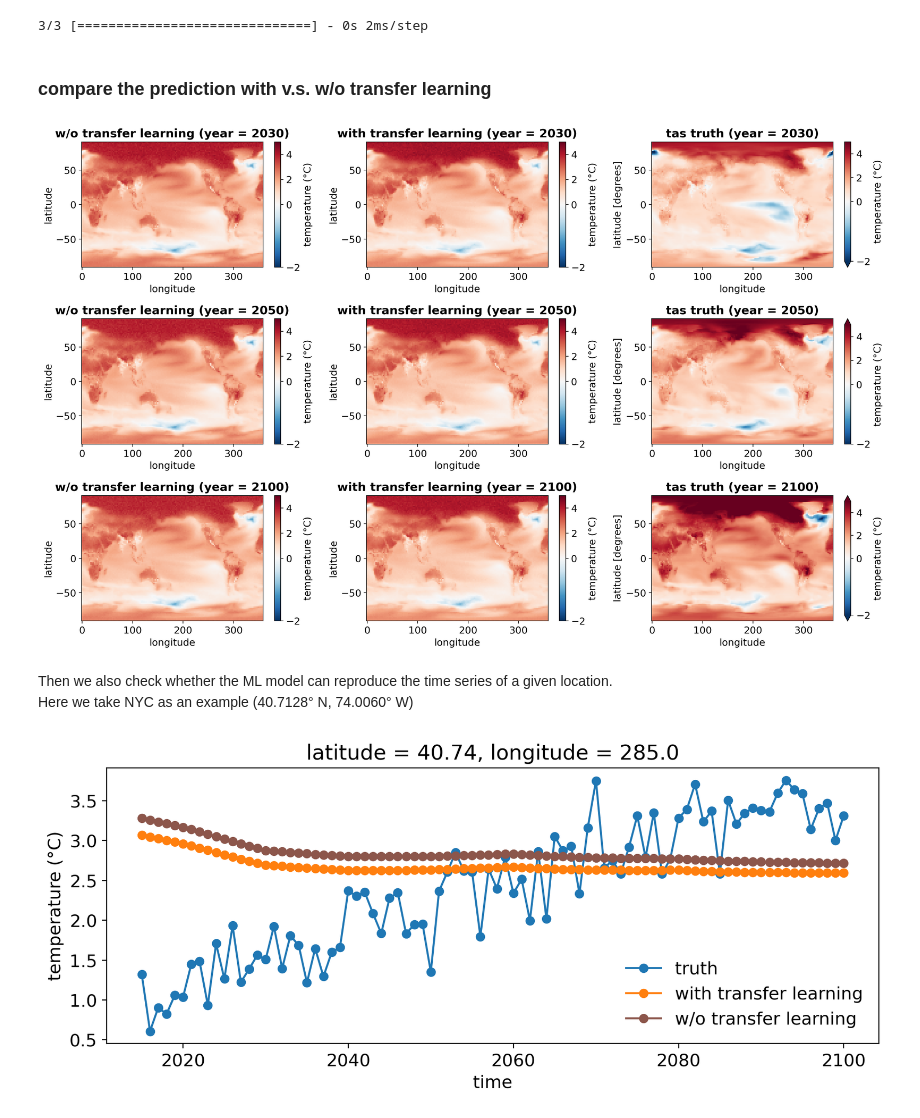
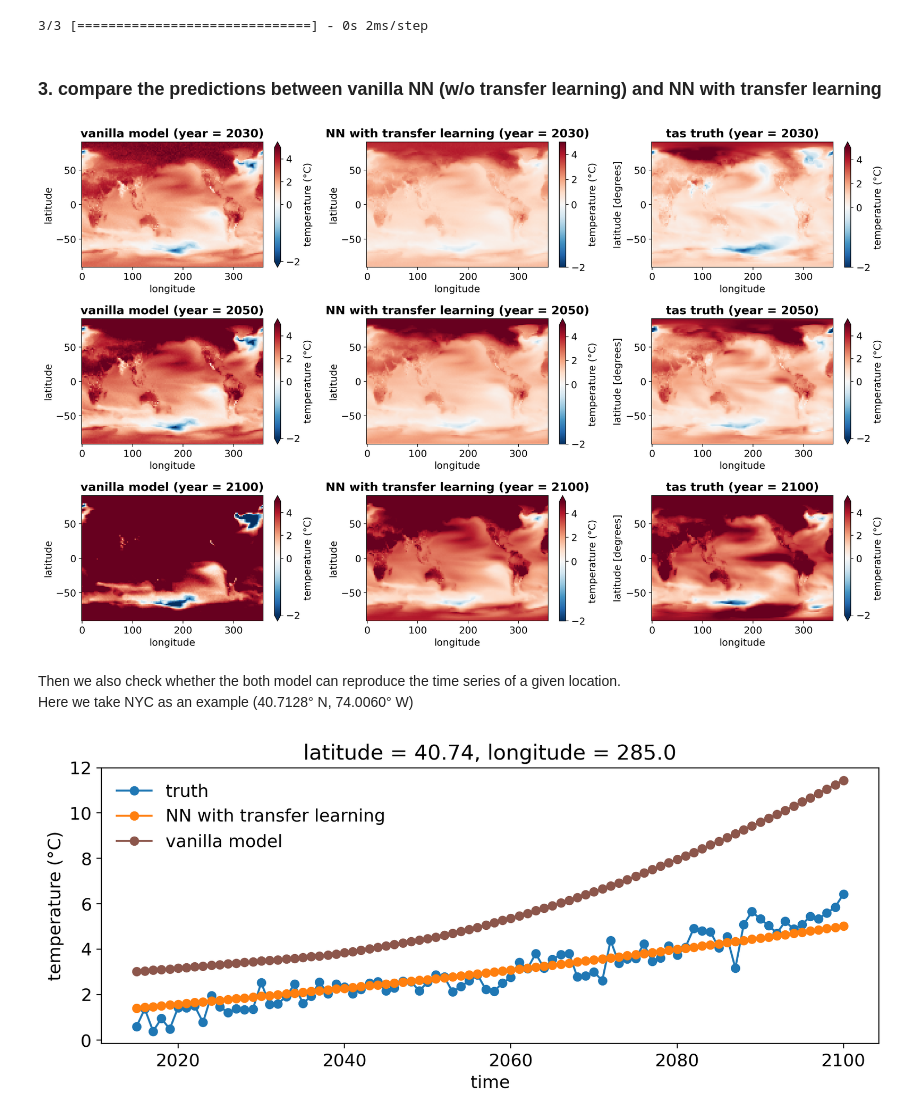
Before and after one commit to leap-stc/EAEE4000_ML_for_Env_Eng_Sci, a Jupyter notebook: ClimateBench_tutorials/transfer_learning_example.ipynb, the cells around one changed output. Cells and saved outputs as stored; diff of their text form; code cells hidden in the pictures.

```diff
--- a/ClimateBench_tutorials/transfer_learning_example.ipynb
+++ b/ClimateBench_tutorials/transfer_learning_example.ipynb
@@ -39,4 +42,4 @@ To enable the following instructions: SSE4.1 SSE4.2 AVX AVX2 AVX512F AVX512_VNNI
 # %%
 cwd = os.getcwd()
 train_path = "gs://leap-persistent/jbusecke/data/climatebench/train_val/"
-test_path = "gs://leap-persistent/jbusecke/data/climatebench/test/"
+test_path = "gs://leap-persistent/jbusecke/data/climatebench/train_val/"
@@ -268,0 +239,34 @@ else:
+# %%
+# Training set
+train_files    = ["historical", "ssp585", "hist-aer", "hist-GHG"]
+X_train_xr, _  = prepare_predictor(train_files,train_path)
+y_train_xr, _  = prepare_predictand(train_files,train_path)
+
+# Test set
+X_test_xr, _ = prepare_predictor('ssp370', data_path=train_path,time_reindex=False)
+y_test_xr, _ = prepare_predictand('ssp370',data_path=train_path,time_reindex=False)
+
+# Select variables used in the Neural Network
+X_train_df = pd.DataFrame({"CO2": X_train_xr["CO2"].data,
+                           "CH4": X_train_xr["CH4"].data
+                          }, index=X_train_xr["CO2"].coords['time'].data)
+
+X_test_df  = pd.DataFrame({"CO2": X_test_xr["CO2"].data,
+                           "CH4": X_test_xr["CH4"].data
+                          }, index=X_test_xr["CO2"].coords['time'].data)
+
+
+y_train_df = y_train_xr["tas"].stack(dim=["latitude", "longitude"])
+y_train_df = pd.DataFrame(y_train_df.to_pandas())
+
+# Standardization
+mean, std = X_train_df.mean(), X_train_df.std()
+
+X_train_df   = (X_train_df - mean)/std
+X_test_df    = (X_test_df - mean)/std
+
+X_train = X_train_df.to_numpy()
+y_train = y_train_df.to_numpy()
+X_test = X_test_df.to_numpy()
+
+print(X_train.shape,y_train.shape,X_test.shape)
@@ -319,7 +321,7 @@ y_pre_tl = xr.Dataset(coords={'time': X_test_xr.time.values,
 # %% [output]
 3/3 [==============================] - 0s 2ms/step
 # %% [markdown]
-### compare the prediction with v.s. w/o transfer learning
+### 3. compare the predictions between vanilla NN (w/o transfer learning) and NN with transfer learning
 # %%
 fig, axes = plt.subplots(figsize=(16,10),ncols=3,nrows=3)
 
@@ -337,50 +339,53 @@ y_test_xr.tas.sel(time=yrs[0]).plot(ax=axes[0,2], cmap=cmap,norm=divnorm,
 
 y_pre_vanilla.tas.sel(time=yrs[1]).plot(ax=axes[1,0], cmap=cmap,norm=divnorm,
                                           cbar_kwargs={"label":"temperature (°C)"})
 y_pre_tl.tas.sel(time=yrs[1]).plot(ax=axes[1,1], cmap=cmap,norm=divnorm,
                                           cbar_kwargs={"label":"temperature (°C)"})
 y_test_xr.tas.sel(time=yrs[1]).plot(ax=axes[1,2], cmap=cmap,norm=divnorm,
                                     cbar_kwargs={"label":"temperature (°C)"})
 
 y_pre_vanilla.tas.sel(time=yrs[2]).plot(ax=axes[2,0], cmap=cmap,norm=divnorm,
                                           cbar_kwargs={"label":"temperature (°C)"})
 y_pre_tl.tas.sel(time=yrs[2]).plot(ax=axes[2,1], cmap=cmap,norm=divnorm,
                                           cbar_kwargs={"label":"temperature (°C)"})
 y_test_xr.tas.sel(time=yrs[2]).plot(ax=axes[2,2], cmap=cmap,norm=divnorm,
                                     cbar_kwargs={"label":"temperature (°C)"})
 
 
 for i, ax in enumerate(axes.flat):
     # left column: model prediction without transfer learning
     if i % 3 == 0:
-        ax.set_title(f'w/o transfer learning (year = {yrs[i//3]})',fontweight='bold')
+        ax.set_title(f'vanilla model (year = {yrs[i//3]})',fontweight='bold')
 
     # middle column: model prediction with transfer learning
     elif i % 3 == 1:
-        ax.set_title(f'with transfer learning (year = {yrs[i//3]})',fontweight='bold')
+        ax.set_title(f'NN with transfer learning (year = {yrs[i//3]})',fontweight='bold')
 
     # right column: truth tas from ssp245 simulations
     else:
         ax.set_title(f'tas truth (year = {yrs[i//3]})',fontweight='bold')
 
 
 plt.tight_layout()
 # %% [output]
-[figure, old version]
+[figure, new version]
 # %% [markdown]
-Then we also check whether the ML model can reproduce the time series of a given location.<br/> Here we take NYC as an example (40.7128° N, 74.0060° W)
+Then we also check whether the both model can reproduce the time series of a given location.<br/> Here we take NYC as an example (40.7128° N, 74.0060° W)
 # %%
 lat = 40.7128
 lon = -74.0060%360
 
 fig,ax = plt.subplots(figsize=(9,4))
-y_test_xr.sel(latitude=lat,longitude=lon,method='nearest').tas.plot(marker='o',ax=ax,color='tab:blue',label='truth')
-y_pre_tl.sel(latitude=lat,longitude=lon,method='nearest').tas.plot(marker='o',ax=ax,color='tab:orange',label='with transfer learning')
-y_pre_vanilla.sel(latitude=lat,longitude=lon,method='nearest').tas.plot(marker='o',ax=ax,color='tab:brown',label='w/o transfer learning')
+y_test_xr.sel(latitude=lat,longitude=lon,method='nearest').tas.plot(marker='o',ax=ax,color='tab:blue',
+                                                                    label='truth')
+y_pre_tl.sel(latitude=lat,longitude=lon,method='nearest').tas.plot(marker='o',ax=ax,color='tab:orange',
+                                                                   label='NN with transfer learning')
+y_pre_vanilla.sel(latitude=lat,longitude=lon,method='nearest').tas.plot(marker='o',ax=ax,color='tab:brown',
+                                                                        label='vanilla model')
 
 ax.legend()
 ax.set_ylabel('temperature (°C)')
 
 plt.tight_layout()
 # %% [output]
-[figure, old version]
+[figure, new version]
```
Also changed, not shown: parts of 32 cells of this notebook.
